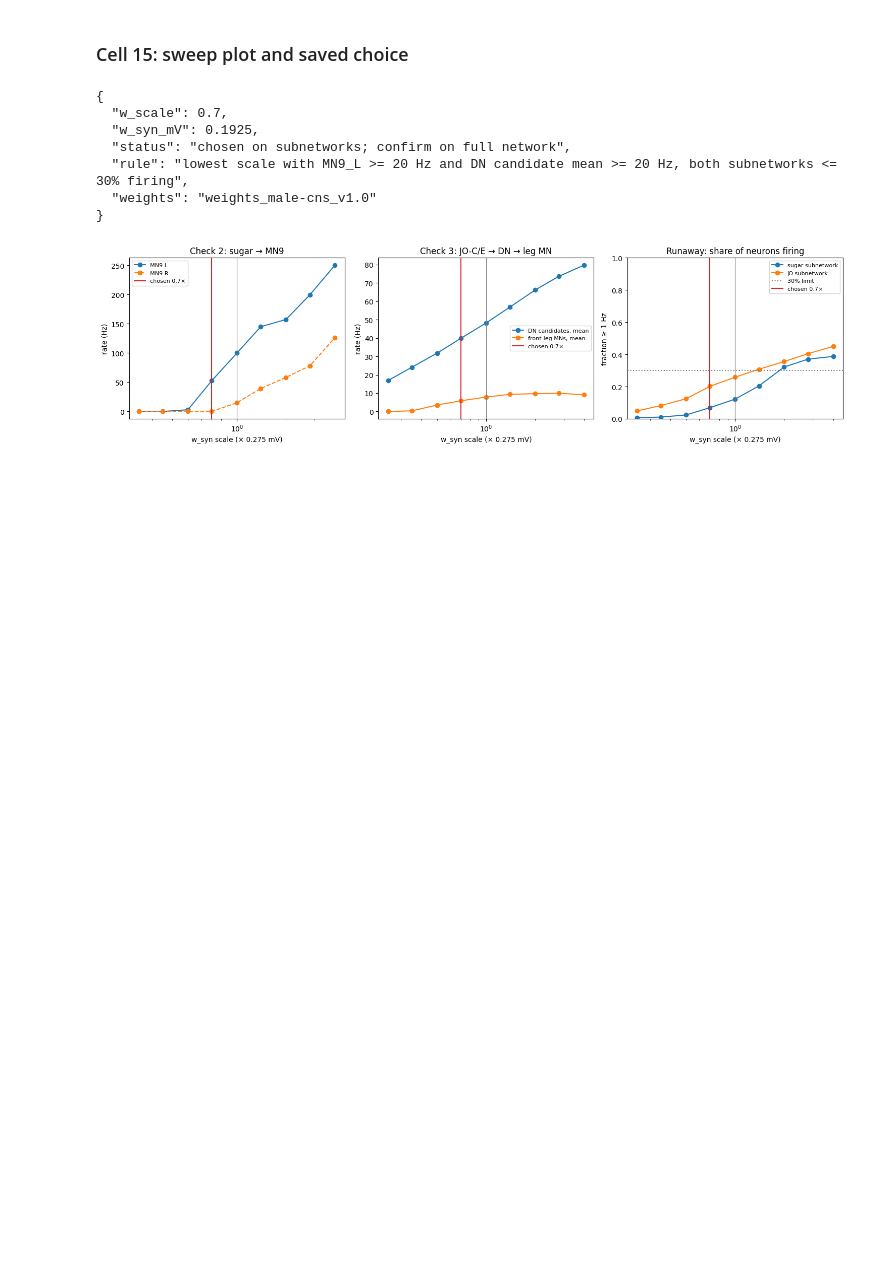
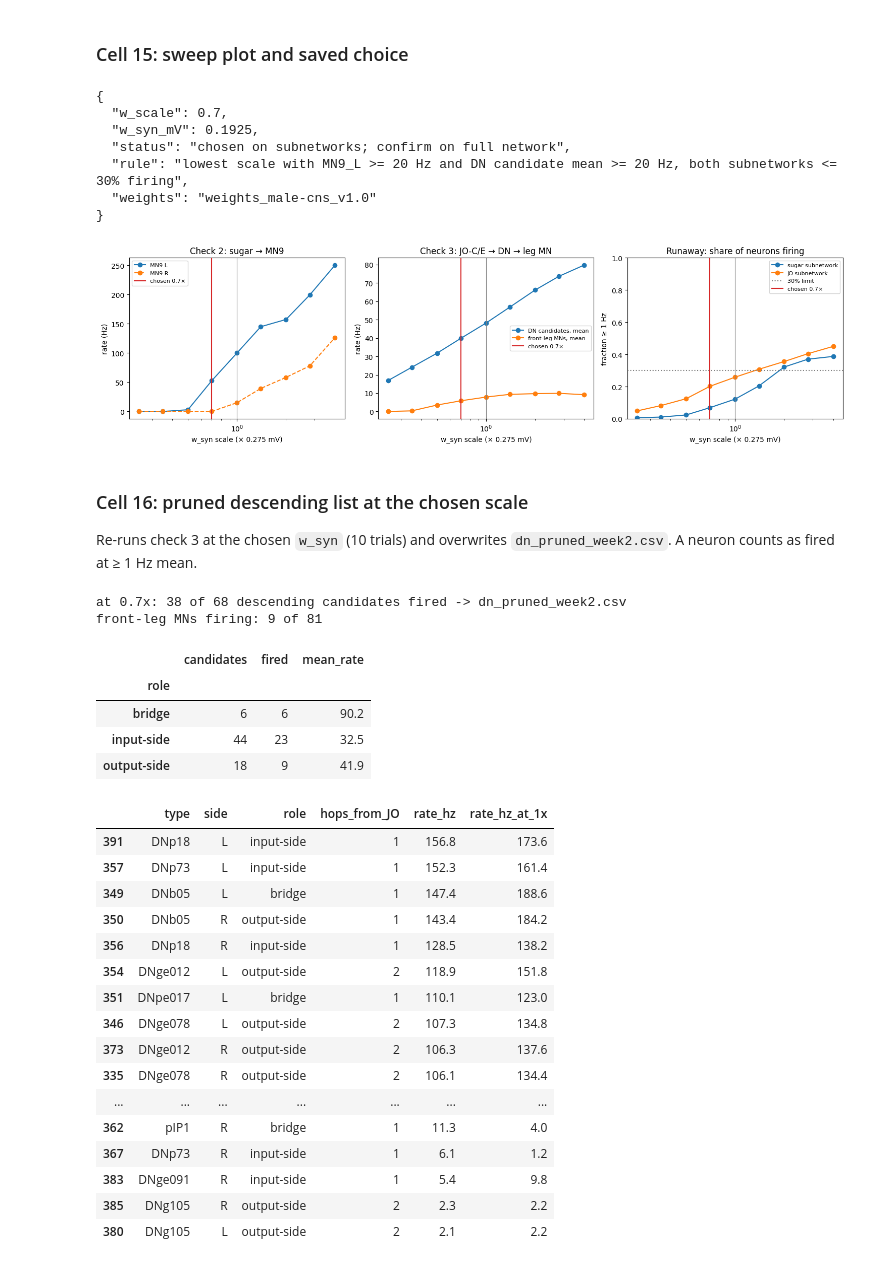
Before and after one commit to Notlord69/arm_simulation, a Jupyter notebook: brain/03_simulation.ipynb, the cells around one changed output. Saved outputs shown, nothing was run; the diff lists cells and outputs as text; code cells hidden in the pictures; blank space fills up the shorter version.

Commit message:
Week 2

```diff
--- a/brain/03_simulation.ipynb
+++ b/brain/03_simulation.ipynb
@@ -681,3 +681,45 @@ if CHOSEN:
   "weights": "weights_male-cns_v1.0"
 }
 [figure]
+# %% [markdown]
+### Cell 16: pruned descending list at the chosen scale
+
+Re-runs check 3 at the chosen `w_syn` (10 trials) and overwrites `dn_pruned_week2.csv`. A neuron counts as fired at ≥ 1 Hz mean.
+# %%
+assert CHOSEN, "no w_syn scale chosen in Cell 14"
+r3c = net3.rates(net3.run(n_trials=10, w_scale=CHOSEN, verbose=False), ws)
+dn_c = dn.drop(columns=['rate_hz', 'fired']).assign(rate_hz=r3c.loc[dn.idx, 'rate_hz'].to_numpy(),
+                                                    rate_hz_at_1x=dn.rate_hz.to_numpy())
+dn_c['fired'] = dn_c.rate_hz >= 1
+dn_c['w_scale'] = CHOSEN
+pruned = dn_c[dn_c.fired].sort_values('rate_hz', ascending=False)
+pruned.to_csv(DATA / 'dn_pruned_week2.csv', index=False)
+print(f"at {CHOSEN}x: {len(pruned)} of {len(dn_c)} descending candidates fired -> dn_pruned_week2.csv")
+print(f"front-leg MNs firing: {(r3c.loc[LEG_MN, 'rate_hz'] >= 1).sum()} of {len(LEG_MN)}")
+display(dn_c.groupby('role').agg(candidates=('fired', 'size'), fired=('fired', 'sum'), mean_rate=('rate_hz', 'mean')).round(1))
+display(pruned[['type', 'side', 'role', 'hops_from_JO', 'rate_hz', 'rate_hz_at_1x']].round(1))
+# %% [output]
+at 0.7x: 38 of 68 descending candidates fired -> dn_pruned_week2.csv
+front-leg MNs firing: 9 of 81
+|  | candidates | fired | mean_rate |
+| role |  |  |  |
+| bridge | 6 | 6 | 90.2 |
+| input-side | 44 | 23 | 32.5 |
+| output-side | 18 | 9 | 41.9 |
+|  | type | side | role | hops_from_JO | rate_hz | rate_hz_at_1x |
+| 391 | DNp18 | L | input-side | 1 | 156.8 | 173.6 |
+| 357 | DNp73 | L | input-side | 1 | 152.3 | 161.4 |
+| 349 | DNb05 | L | bridge | 1 | 147.4 | 188.6 |
+| 350 | DNb05 | R | output-side | 1 | 143.4 | 184.2 |
+| 356 | DNp18 | R | input-side | 1 | 128.5 | 138.2 |
+| 354 | DNge012 | L | output-side | 2 | 118.9 | 151.8 |
+| 351 | DNpe017 | L | bridge | 1 | 110.1 | 123.0 |
+| 346 | DNge078 | L | output-side | 2 | 107.3 | 134.8 |
+| 373 | DNge012 | R | output-side | 2 | 106.3 | 137.6 |
+| 335 | DNge078 | R | output-side | 2 | 106.1 | 134.4 |
+| ... | ... | ... | ... | ... | ... | ... |
+| 362 | pIP1 | R | bridge | 1 | 11.3 | 4.0 |
+| 367 | DNp73 | R | input-side | 1 | 6.1 | 1.2 |
+| 383 | DNge091 | R | input-side | 1 | 5.4 | 9.8 |
+| 385 | DNg105 | R | output-side | 2 | 2.3 | 2.2 |
+| 380 | DNg105 | L | output-side | 2 | 2.1 | 2.2 |
```
Also changed, not shown: parts of 5 cells of this notebook, 4 other files.
